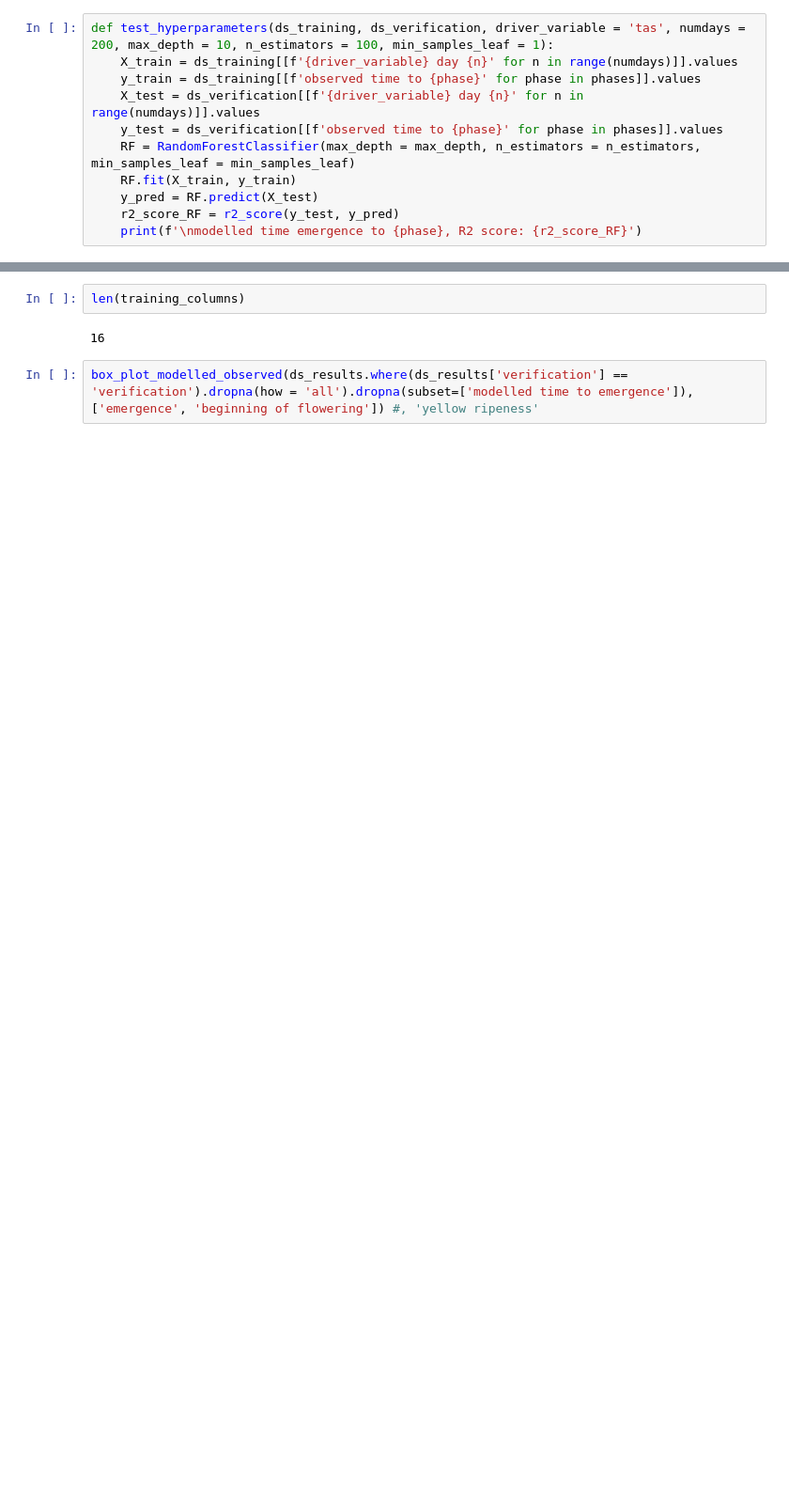
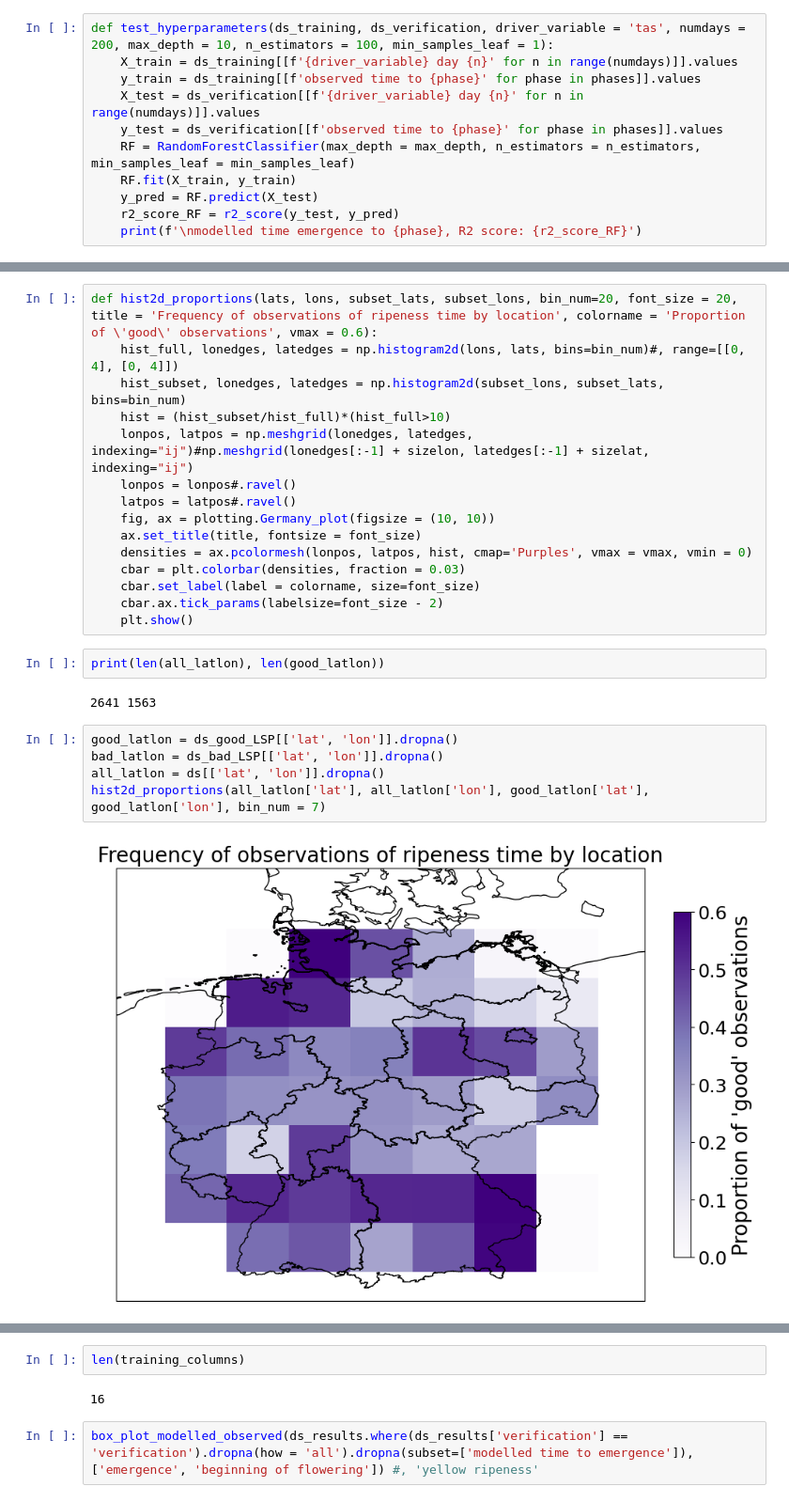
Before and after one commit to MartinP556/ML_algorithms, a Jupyter notebook: ML_Practise.ipynb, the cells around one changed output, grey strips where cells are left out. Shown at 94% size. Drawn from its saved outputs; the diff is of its cells as text; blank space fills up the shorter version.

```diff
--- a/ML_Practise.ipynb
+++ b/ML_Practise.ipynb
@@ -100,0 +126,26 @@ for predictor_index, predictor in enumerate(predictors):
+# %%
+def hist2d_proportions(lats, lons, subset_lats, subset_lons, bin_num=20, font_size = 20, title = 'Frequency of observations of ripeness time by location', colorname = 'Proportion of \'good\' observations', vmax = 0.6):
+    hist_full, lonedges, latedges = np.histogram2d(lons, lats, bins=bin_num)#, range=[[0, 4], [0, 4]])
+    hist_subset, lonedges, latedges = np.histogram2d(subset_lons, subset_lats, bins=bin_num)
+    hist = (hist_subset/hist_full)*(hist_full>10)
+    lonpos, latpos = np.meshgrid(lonedges, latedges, indexing="ij")#np.meshgrid(lonedges[:-1] + sizelon, latedges[:-1] + sizelat, indexing="ij")
+    lonpos = lonpos#.ravel()
+    latpos = latpos#.ravel()
+    fig, ax = plotting.Germany_plot(figsize = (10, 10))
+    ax.set_title(title, fontsize = font_size)
+    densities = ax.pcolormesh(lonpos, latpos, hist, cmap='Purples', vmax = vmax, vmin = 0)
+    cbar = plt.colorbar(densities, fraction = 0.03)
+    cbar.set_label(label = colorname, size=font_size)
+    cbar.ax.tick_params(labelsize=font_size - 2)
+    plt.show()
+# %%
+print(len(all_latlon), len(good_latlon))
+# %% [output]
+2641 1563
+# %%
+good_latlon = ds_good_LSP[['lat', 'lon']].dropna()
+bad_latlon = ds_bad_LSP[['lat', 'lon']].dropna()
+all_latlon = ds[['lat', 'lon']].dropna()
+hist2d_proportions(all_latlon['lat'], all_latlon['lon'], good_latlon['lat'], good_latlon['lon'], bin_num = 7)
+# %% [output]
+[figure, added]
```
Also changed, not shown: parts of 27 cells of this notebook, 2 other files.
